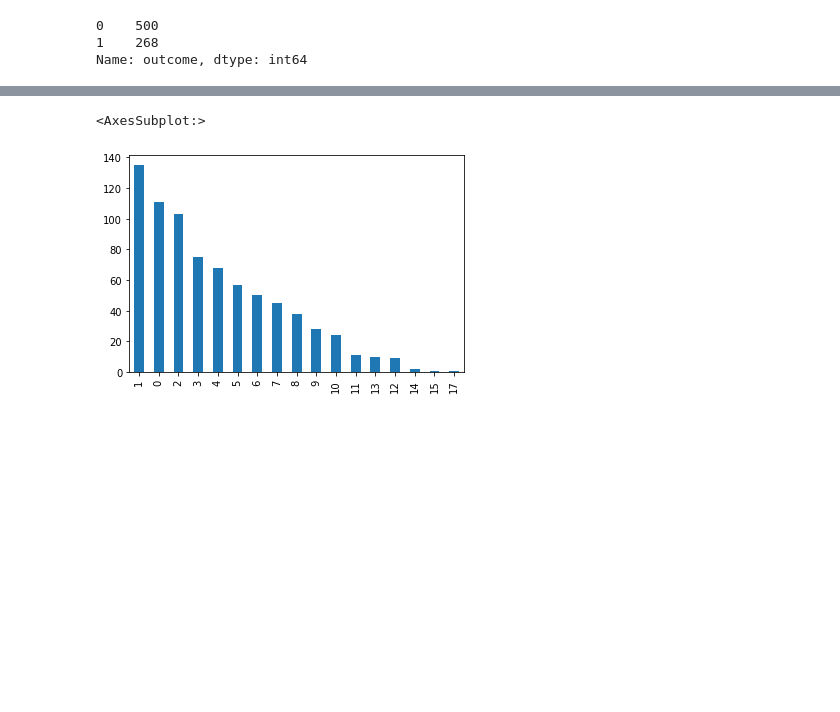
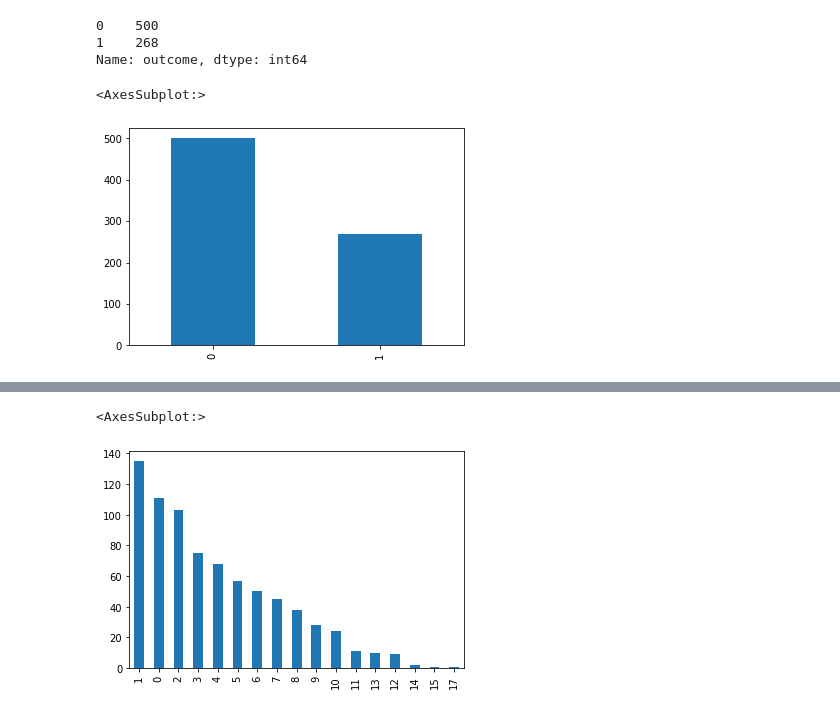
Before and after one commit to maushamjha/pima-diabetes, a Jupyter notebook: analysis-diabetes-prediction.ipynb, the cells around one changed output, grey strips where cells are left out. Drawn from its saved outputs; the diff is of its cells as text; code cells hidden in the pictures; blank space fills up the shorter version.

```diff
--- a/analysis-diabetes-prediction.ipynb
+++ b/analysis-diabetes-prediction.ipynb
@@ -67,3 +93,8 @@ data['outcome'].value_counts()
 0    500
 1    268
 Name: outcome, dtype: int64
+# %%
+data['outcome'].value_counts().plot(kind='bar')
+# %% [output]
+<AxesSubplot:>
+[figure, added]
```
Also changed, not shown: parts of 73 cells of this notebook.
